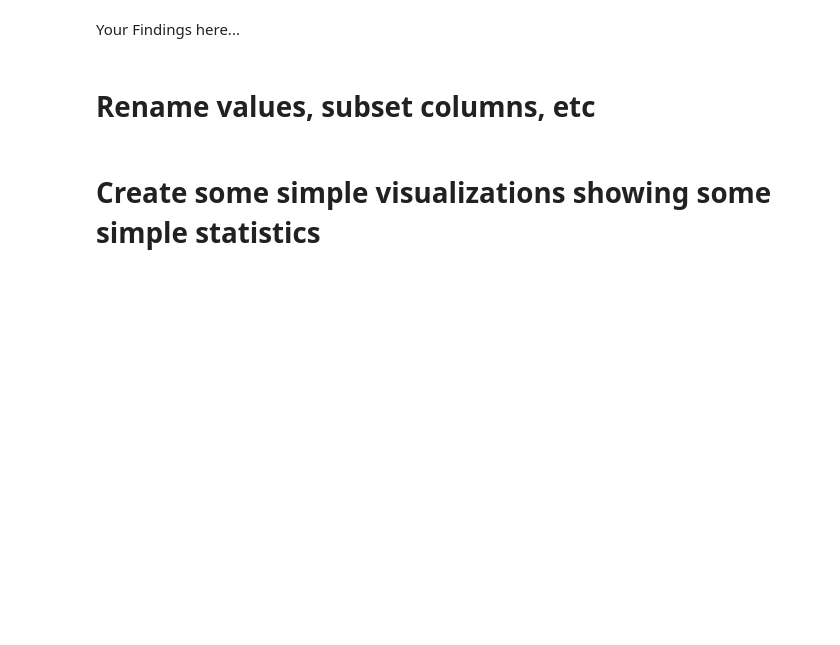
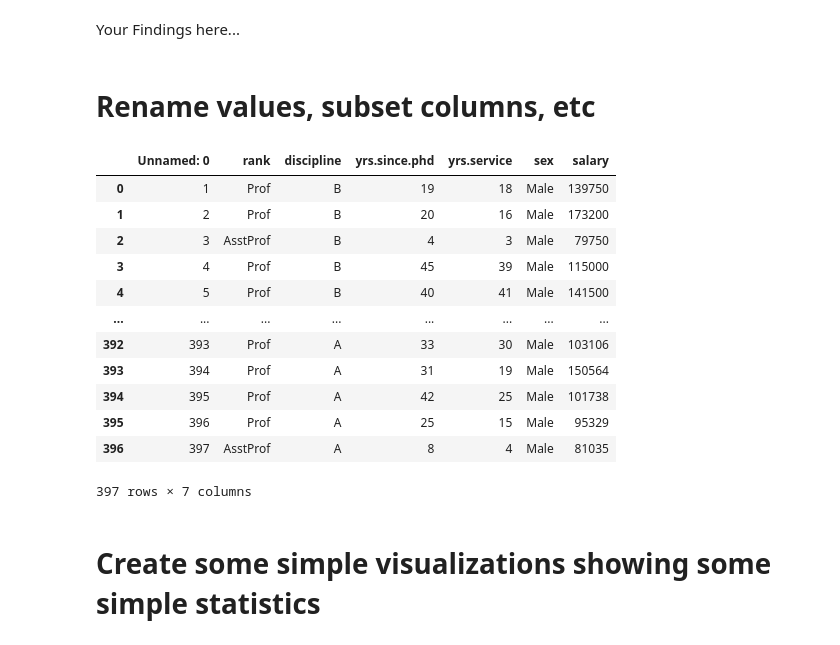
Before and after one commit to TVHM/Microcradentials_Business, a Jupyter notebook: Copy_of_Unit3_Python_Advanced_Pandas_DataWrangling_Assignment.ipynb, the cells around one changed output. Drawn from its saved outputs; the diff is of its cells as text; code cells hidden in the pictures; blank space fills up the shorter version.

```diff
--- a/Copy_of_Unit3_Python_Advanced_Pandas_DataWrangling_Assignment.ipynb
+++ b/Copy_of_Unit3_Python_Advanced_Pandas_DataWrangling_Assignment.ipynb
@@ -112,5 +129,21 @@ SyntaxError: ignored
 Your Findings here...
 # %% [markdown]
 # Rename values, subset columns, etc
+# %%
+df.rename(columns = {'Unnamed; 0': 'ID'})
+# %% [output]
+|  | Unnamed: 0 | rank | discipline | yrs.since.phd | yrs.service | sex | salary |
+| 0 | 1 | Prof | B | 19 | 18 | Male | 139750 |
+| 1 | 2 | Prof | B | 20 | 16 | Male | 173200 |
+| 2 | 3 | AsstProf | B | 4 | 3 | Male | 79750 |
+| 3 | 4 | Prof | B | 45 | 39 | Male | 115000 |
+| 4 | 5 | Prof | B | 40 | 41 | Male | 141500 |
+| ... | ... | ... | ... | ... | ... | ... | ... |
+| 392 | 393 | Prof | A | 33 | 30 | Male | 103106 |
+| 393 | 394 | Prof | A | 31 | 19 | Male | 150564 |
+| 394 | 395 | Prof | A | 42 | 25 | Male | 101738 |
+| 395 | 396 | Prof | A | 25 | 15 | Male | 95329 |
+| 396 | 397 | AsstProf | A | 8 | 4 | Male | 81035 |
+397 rows × 7 columns
 # %% [markdown]
 # Create some simple visualizations showing some simple statistics
```
Also changed, not shown: parts of 8 cells of this notebook.
